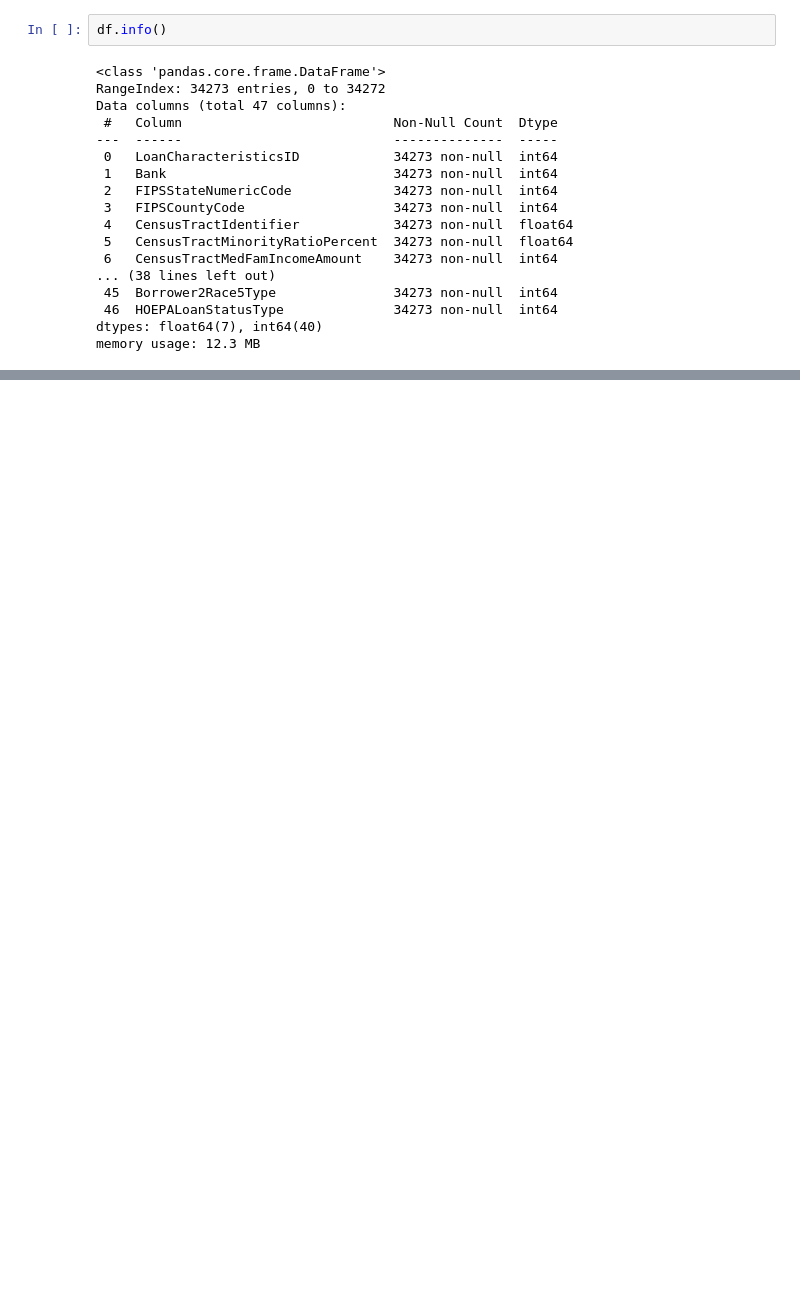
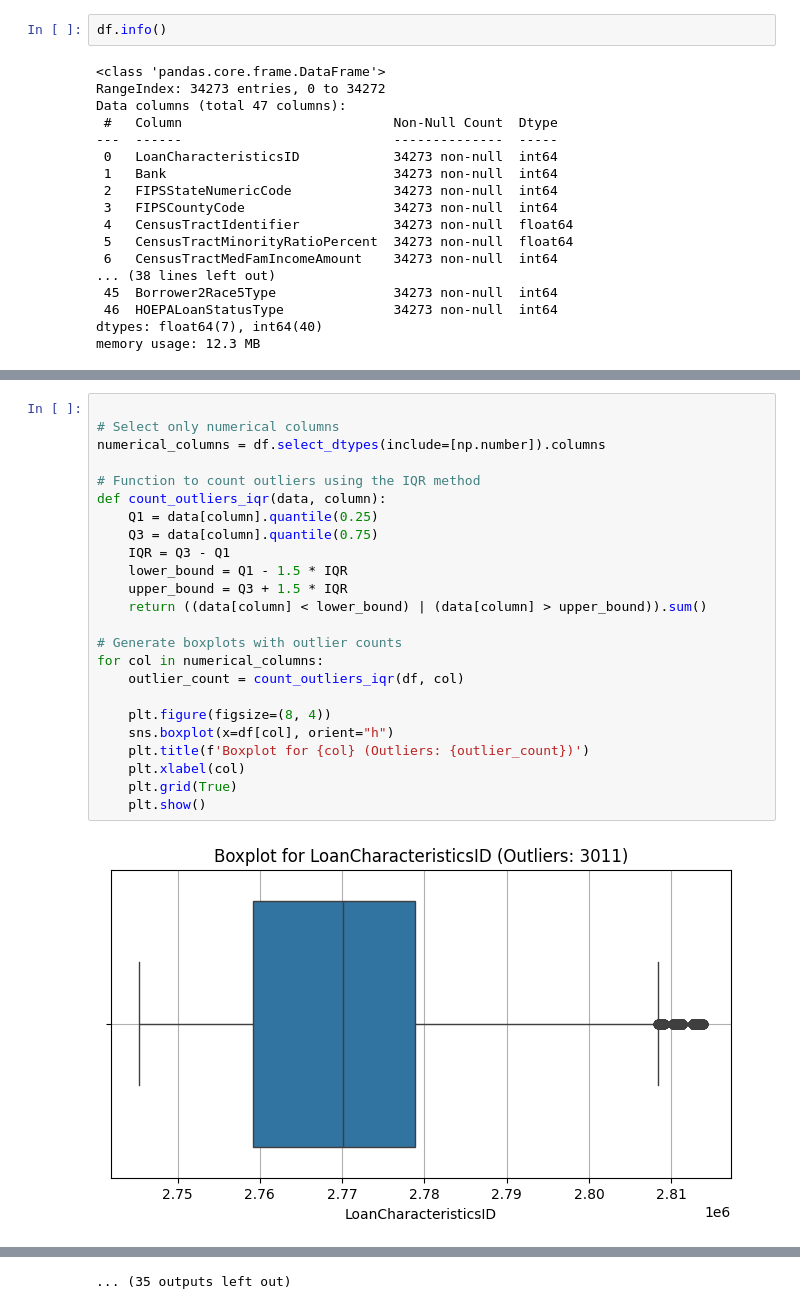
Before and after one commit to Prajwalv28/Capstone, a Jupyter notebook: Trial_git.ipynb, the cells around one changed output, grey strips where cells are left out. Saved outputs shown, nothing was run; the diff lists cells and outputs as text; blank space fills up the shorter version.

```diff
--- a/Trial_git.ipynb
+++ b/Trial_git.ipynb
@@ -505,0 +580,26 @@ array([1, 2, 3, 6])
+# %%
+
+# Select only numerical columns
+numerical_columns = df.select_dtypes(include=[np.number]).columns
+
+# Function to count outliers using the IQR method
+def count_outliers_iqr(data, column):
+    Q1 = data[column].quantile(0.25)
+    Q3 = data[column].quantile(0.75)
+    IQR = Q3 - Q1
+    lower_bound = Q1 - 1.5 * IQR
+    upper_bound = Q3 + 1.5 * IQR
+    return ((data[column] < lower_bound) | (data[column] > upper_bound)).sum()
+
+# Generate boxplots with outlier counts
+for col in numerical_columns:
+    outlier_count = count_outliers_iqr(df, col)
+
+    plt.figure(figsize=(8, 4))
+    sns.boxplot(x=df[col], orient="h")
+    plt.title(f'Boxplot for {col} (Outliers: {outlier_count})')
+    plt.xlabel(col)
+    plt.grid(True)
+    plt.show()
+# %% [output]
+[figure, added]
@@ -505,0 +617 @@ array([1, 2, 3, 6])
+... (35 outputs left out)
```
Also changed, not shown: parts of 23 cells of this notebook.
